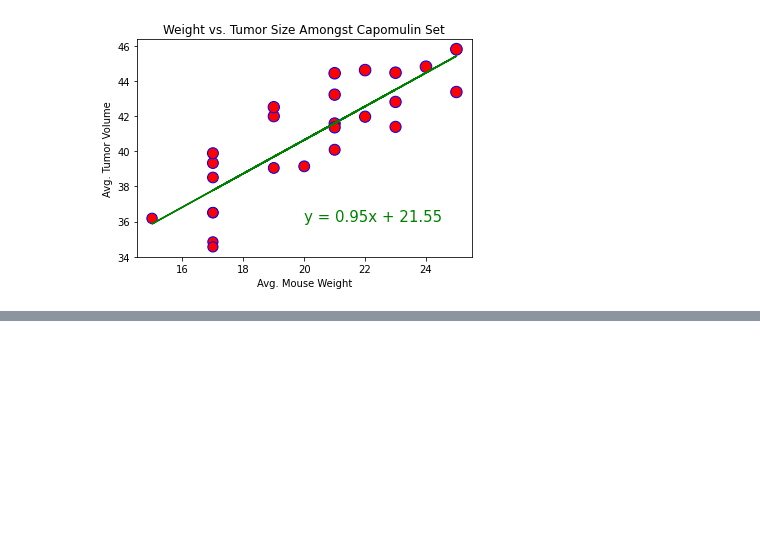
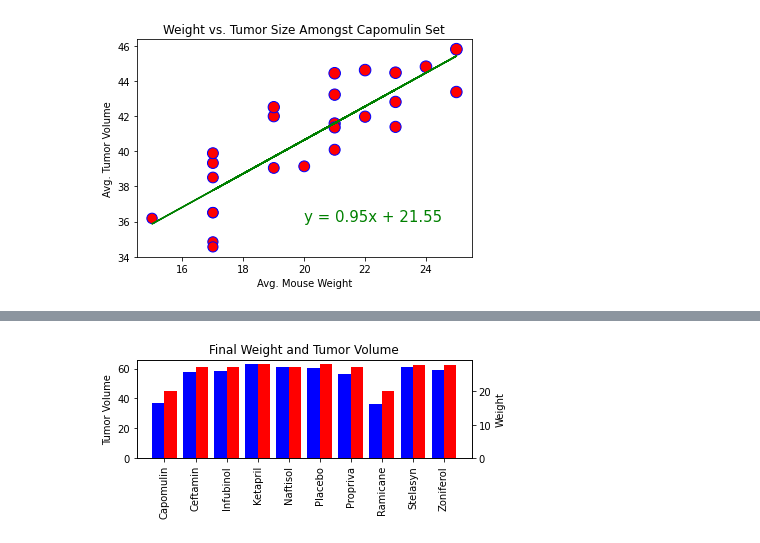
Before and after one commit to ajhibshman/Matplotlib, a Jupyter notebook: Pymaceuticals/pymaceuticals_starter-Copy1.ipynb, the cells around one changed output, grey strips where cells are left out. Saved outputs shown, nothing was run; the diff lists cells and outputs as text; code cells hidden in the pictures; blank space fills up the shorter version.

```diff
--- a/Pymaceuticals/pymaceuticals_starter-Copy1.ipynb
+++ b/Pymaceuticals/pymaceuticals_starter-Copy1.ipynb
@@ -348,3 +343,9 @@ plt.show()
 # %% [output]
 The Correlation between both factors is 0.84
 [figure]
+# %%
+#extra analysis for conclusions:
+mice_final= clean_df.drop_duplicates(subset='Mouse ID', keep="last")
+final_stats=mice_final.groupby(mice_final['Drug Regimen']).mean()
+final_stats['Drug Regimen'] = final_stats.index
+final_stats
@@ -350,0 +365,19 @@ The Correlation between both factors is 0.84
+# %%
+x_axis=np.arange(len(final_stats["Drug Regimen"]))
+y1_axis=final_stats['Tumor Volume (mm3)']
+y2_axis=final_stats['Weight (g)']
+
+ax1 = plt.subplot(2,1,1)
+w = .4
+plt.xticks(x_axis + w /2, final_stats["Drug Regimen"], rotation='vertical')
+TV =ax1.bar(x_axis, y1_axis, width=w, color='b', align='center')
+plt.ylabel('Tumor Volume')
+ax2 = ax1.twinx()
+Weight =ax2.bar(x_axis + w, y2_axis, width=w,color='r',align='center')
+plt.ylabel('Weight')
+
+plt.title('Final Weight and Tumor Volume')
+plt.savefig("../images/final.png")
+plt.show()
+# %% [output]
+[figure, added]
```
Also changed, not shown: parts of 7 cells of this notebook, 7 other files.
